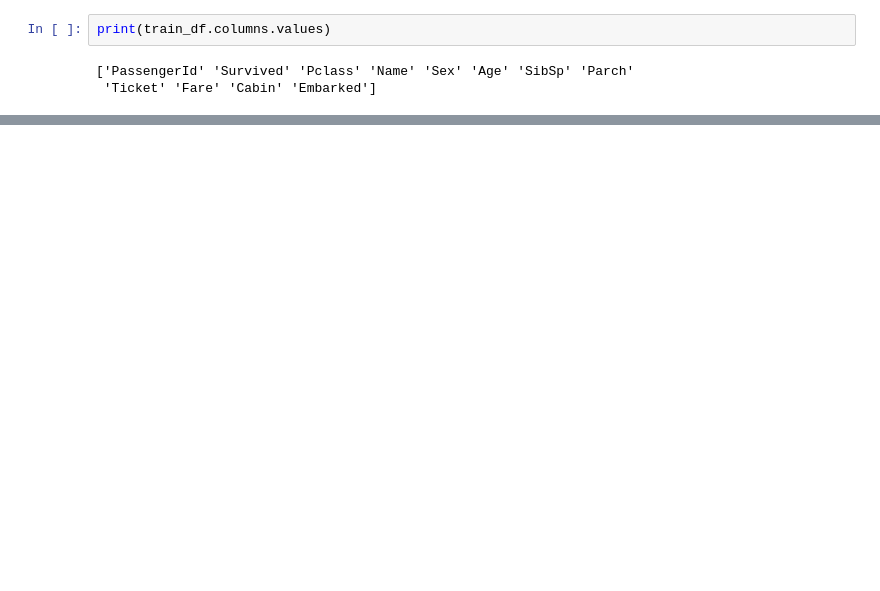
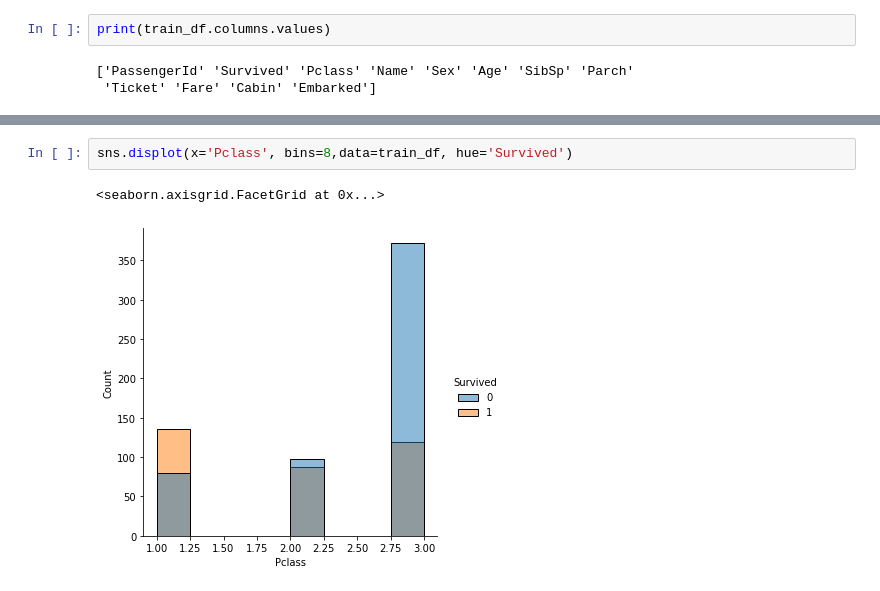
Before and after one commit to agusproci/Titanic, a Jupyter notebook: Titanic.ipynb, the cells around one changed output, grey strips where cells are left out. Drawn from its saved outputs; the diff is of its cells as text; blank space fills up the shorter version.

```diff
--- a/Titanic.ipynb
+++ b/Titanic.ipynb
@@ -32,0 +98,5 @@ print(train_df.columns.values)
+# %%
+sns.displot(x='Pclass', bins=8,data=train_df, hue='Survived')
+# %% [output]
+<seaborn.axisgrid.FacetGrid at 0x...>
+[figure, added]
```
Also changed, not shown: parts of 81 cells of this notebook.
